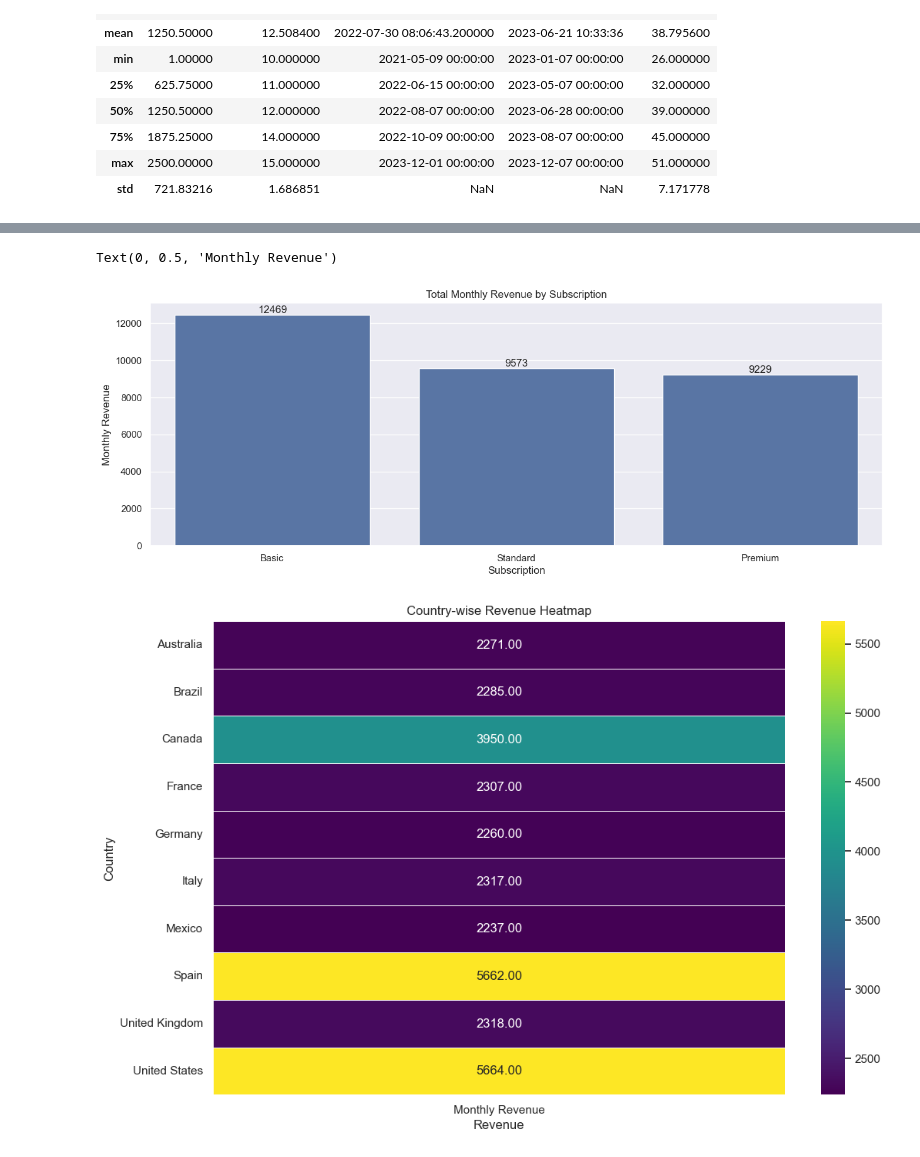
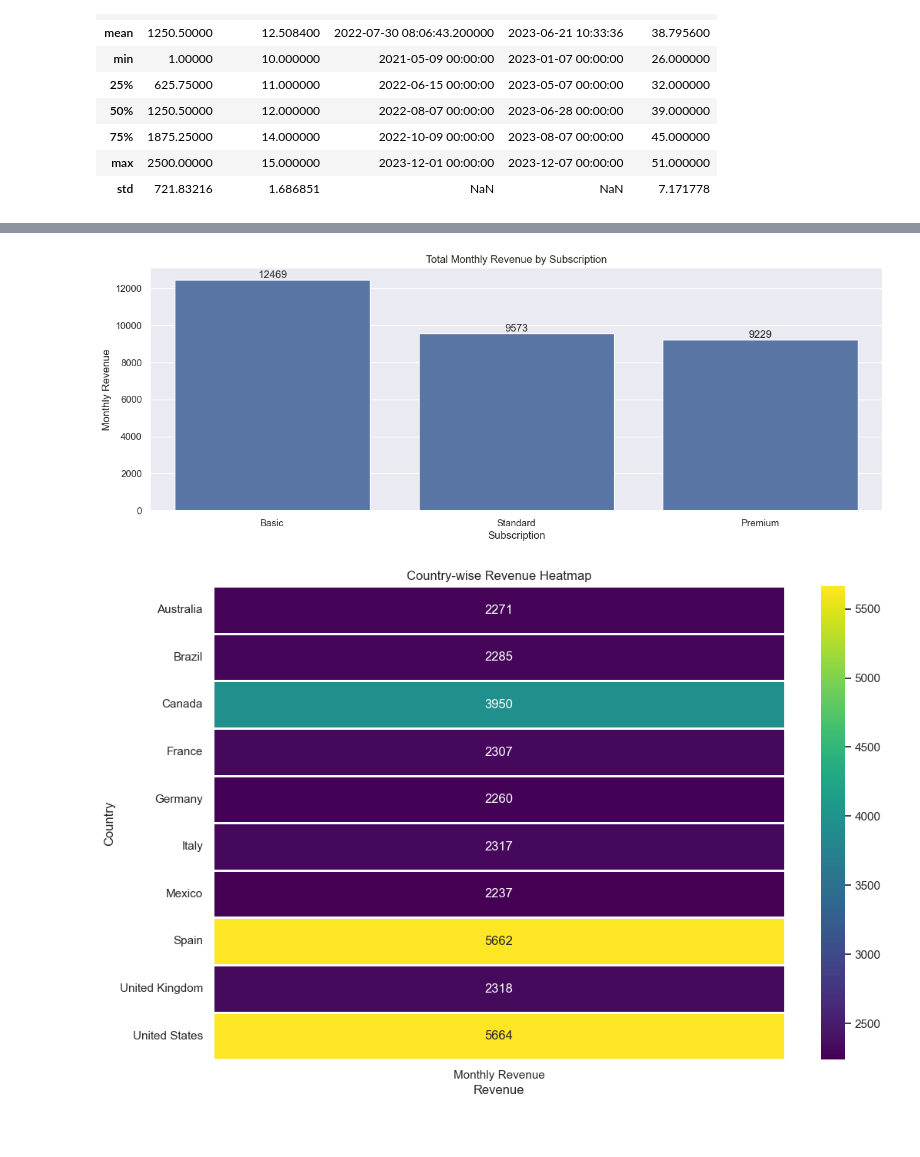
Before and after one commit to sanketsar143/Data-Analytics, a Jupyter notebook: Netflix Utilization.ipynb, the cells around one changed output, grey strips where cells are left out. Saved outputs shown, nothing was run; the diff lists cells and outputs as text; code cells hidden in the pictures.

```diff
--- a/Netflix Utilization.ipynb
+++ b/Netflix Utilization.ipynb
@@ -4,7 +4,7 @@ import numpy as np
 import matplotlib.pyplot as plt
 import seaborn as sea
 # %%
-df = pd.read_csv(r'Netflix Userbase.csv',encoding = ' unicode_escape')
+df = pd.read_csv('Netflix Userbase.csv',encoding = ' unicode_escape')
 # %%
 df.shape
 # %% [output]
@@ -148,18 +146,23 @@ Text(0, 0.5, 'Monthly Revenue')
 # %%
-# below is used for Grouping
+# Grouping
 Revenue = df.groupby(['Subscription'], as_index=False)['Monthly Revenue'].sum().sort_values(by='Monthly Revenue', ascending=False)
-#to adjust the size of graph
-sea.set(rc={'figure.figsize' : (15,5)})
-ax = sns.barplot(data=Revenue, x='Subscription', y='Monthly Revenue')
+
+# Adjusting the size of the graph
+sea.set(rc={'figure.figsize': (15, 5)})
+
+# Creating the bar plot
+ax = sea.barplot(data=Revenue, x='Subscription', y='Monthly Revenue')
 
 # Adding labels to each bar
 for bars in ax.containers:
     ax.bar_label(bars)
 
-# Display the plot
+# Adding title and labels
 plt.title('Total Monthly Revenue by Subscription')
 plt.xlabel('Subscription')
 plt.ylabel('Monthly Revenue')
+
+# Display the plot
+plt.show()
 # %% [output]
-Text(0, 0.5, 'Monthly Revenue')
 [figure]
@@ -166,13 +171,22 @@ Text(0, 0.5, 'Monthly Revenue')
 # %%
+
+# Group the data by country and calculate total monthly revenue
+revenue_by_country = df.groupby('Country', as_index=False)['Monthly Revenue'].sum()
+
 # Pivoting the data to create a matrix format suitable for a heatmap
 heatmap_data = revenue_by_country.pivot_table(index='Country', values='Monthly Revenue', fill_value=0)
 
 # Plotting the heatmap
 plt.figure(figsize=(12, 8))
-sns.heatmap(heatmap_data, annot=True, fmt='.2f', cmap='viridis', linewidths=0.5)
+#formatting
+sea.heatmap(heatmap_data,annot=True, fmt='.0f', cmap='viridis', linewidths=1)
+
+# Adding titles and labels
 plt.title('Country-wise Revenue Heatmap')
 plt.xlabel('Revenue')
 plt.ylabel('Country')
+
+# Display the heatmap
 plt.show()
 # %% [output]
-[figure, old version]
+[figure, new version]
```
Also changed, not shown: parts of 13 cells of this notebook.
